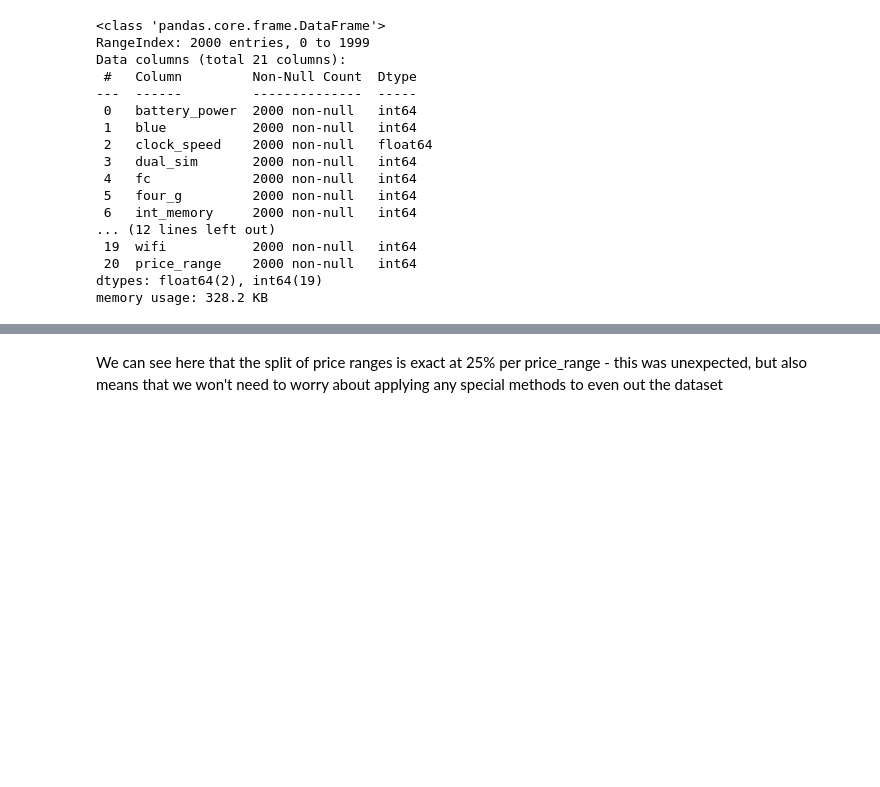
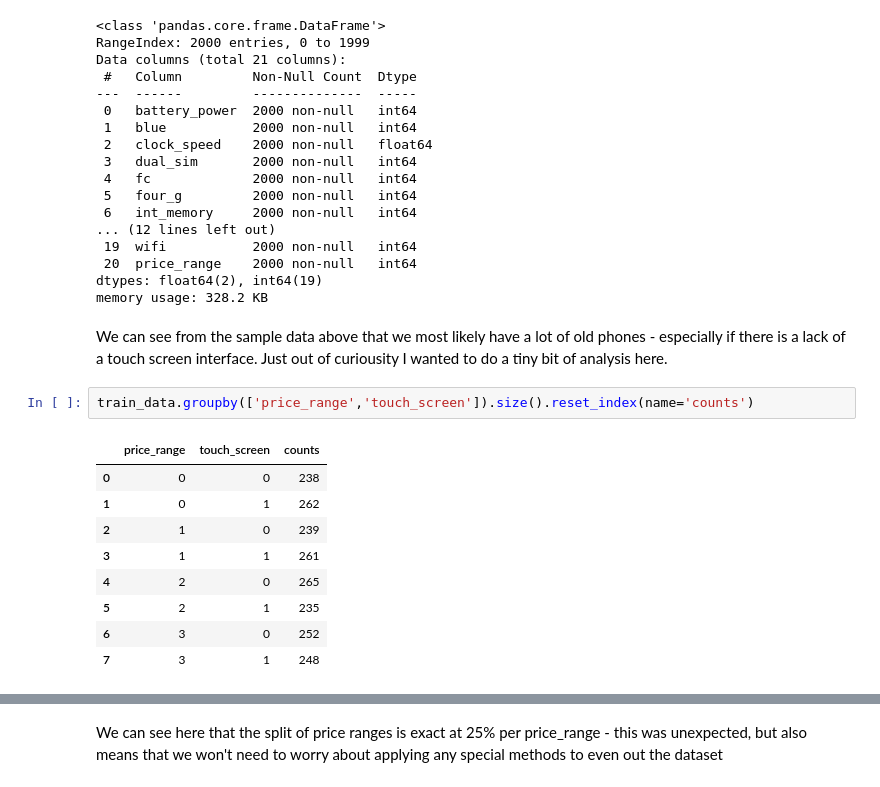
Before and after one commit to kaledev/MobilePriceClassification, a Jupyter notebook: MobilePriceClassification.ipynb, the cells around one changed output, grey strips where cells are left out. Drawn from its saved outputs; the diff is of its cells as text; blank space fills up the shorter version.

```diff
--- a/MobilePriceClassification.ipynb
+++ b/MobilePriceClassification.ipynb
@@ -70,3 +72,17 @@ Data columns (total 21 columns):
  20  price_range    2000 non-null   int64
 dtypes: float64(2), int64(19)
 memory usage: 328.2 KB
+# %% [markdown]
+We can see from the sample data above that we most likely have a lot of old phones - especially if there is a lack of a touch screen interface. Just out of curiousity I wanted to do a tiny bit of analysis here.
+# %%
+train_data.groupby(['price_range','touch_screen']).size().reset_index(name='counts')
+# %% [output]
+|  | price_range | touch_screen | counts |
+| 0 | 0 | 0 | 238 |
+| 1 | 0 | 1 | 262 |
+| 2 | 1 | 0 | 239 |
+| 3 | 1 | 1 | 261 |
+| 4 | 2 | 0 | 265 |
+| 5 | 2 | 1 | 235 |
+| 6 | 3 | 0 | 252 |
+| 7 | 3 | 1 | 248 |
```
Also changed, not shown: parts of 27 cells of this notebook.
